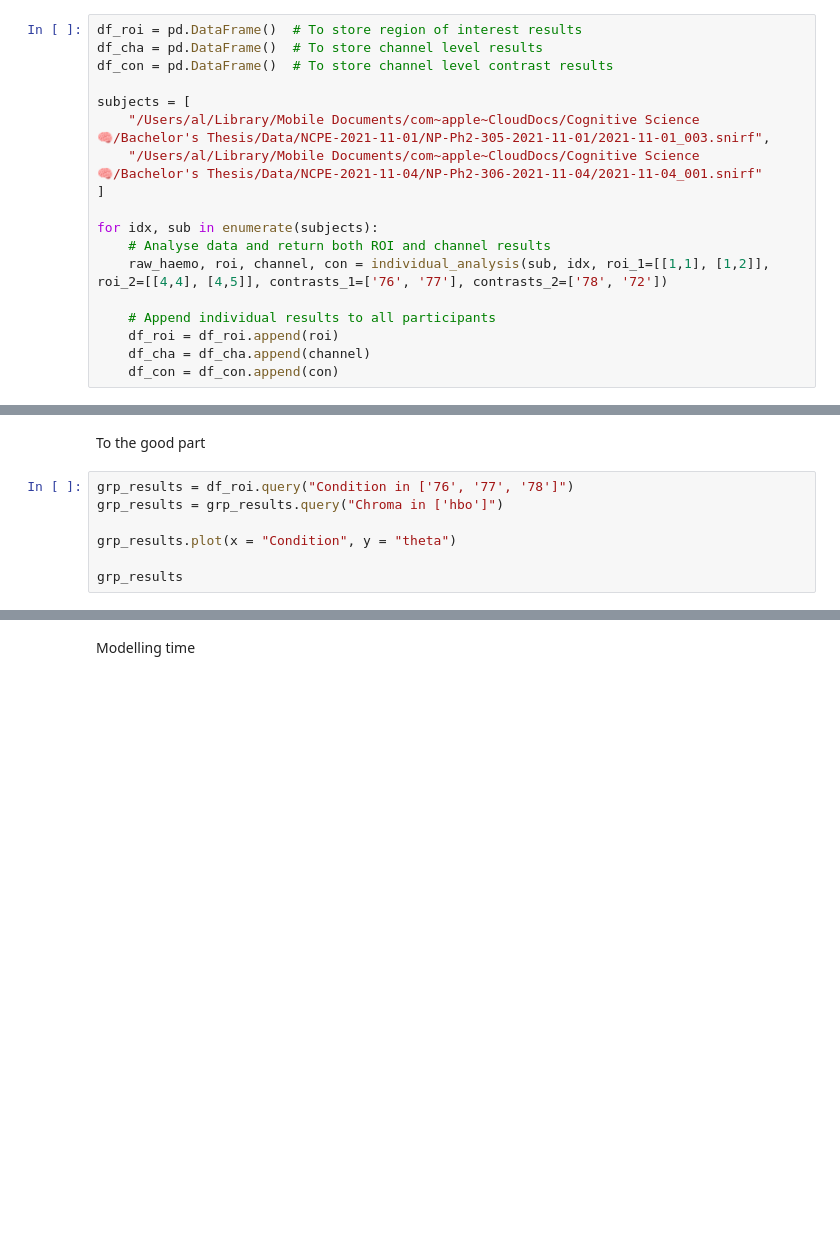
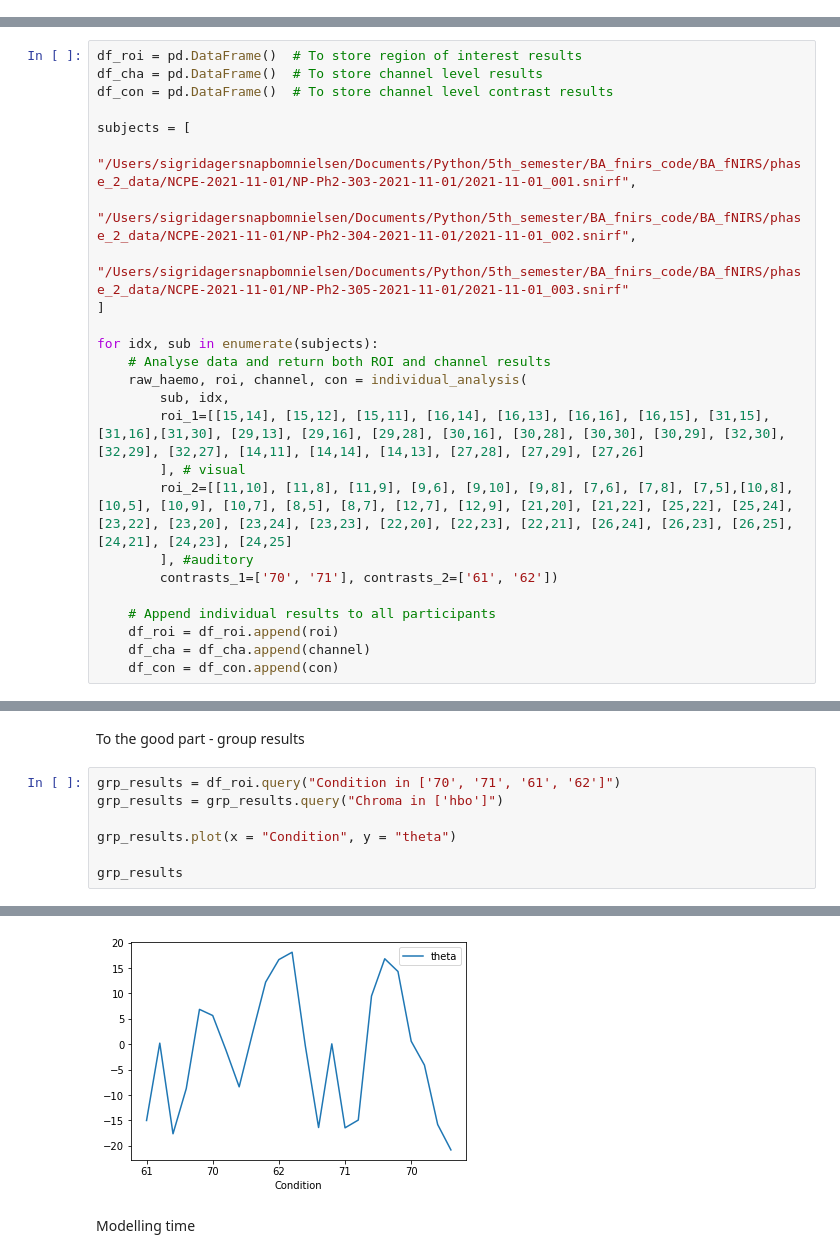
Before and after one commit to sigridbom/BA_fNIRS, a Jupyter notebook: preprocessing.ipynb, the cells around one changed output, grey strips where cells are left out. Drawn from its saved outputs; the diff is of its cells as text; blank space fills up the shorter version.

```diff
--- a/preprocessing.ipynb
+++ b/preprocessing.ipynb
@@ -188,18 +188,0 @@ Next, we put in our information. That is, which files to preprocess, the regions
-# %%
-df_roi = pd.DataFrame()  # To store region of interest results
-df_cha = pd.DataFrame()  # To store channel level results
-df_con = pd.DataFrame()  # To store channel level contrast results
-
-subjects = [
-    "/Users/al/Library/Mobile Documents/com~apple~CloudDocs/Cognitive Science 🧠/Bachelor's Thesis/Data/NCPE-2021-11-01/NP-Ph2-305-2021-11-01/2021-11-01_003.snirf",
-    "/Users/al/Library/Mobile Documents/com~apple~CloudDocs/Cognitive Science 🧠/Bachelor's Thesis/Data/NCPE-2021-11-04/NP-Ph2-306-2021-11-04/2021-11-04_001.snirf"
-]
-
-for idx, sub in enumerate(subjects):
-    # Analyse data and return both ROI and channel results
-    raw_haemo, roi, channel, con = individual_analysis(sub, idx, roi_1=[[1,1], [1,2]], roi_2=[[4,4], [4,5]], contrasts_1=['76', '77'], contrasts_2=['78', '72'])
-
-    # Append individual results to all participants
-    df_roi = df_roi.append(roi)
-    df_cha = df_cha.append(channel)
-    df_con = df_con.append(con)
@@ -207,0 +189,25 @@ i'm on a roll
+# %%
+df_roi = pd.DataFrame()  # To store region of interest results
+df_cha = pd.DataFrame()  # To store channel level results
+df_con = pd.DataFrame()  # To store channel level contrast results
+
+subjects = [
+    "/Users/sigridagersnapbomnielsen/Documents/Python/5th_semester/BA_fnirs_code/BA_fNIRS/phase_2_data/NCPE-2021-11-01/NP-Ph2-303-2021-11-01/2021-11-01_001.snirf",
+    "/Users/sigridagersnapbomnielsen/Documents/Python/5th_semester/BA_fnirs_code/BA_fNIRS/phase_2_data/NCPE-2021-11-01/NP-Ph2-304-2021-11-01/2021-11-01_002.snirf",
+    "/Users/sigridagersnapbomnielsen/Documents/Python/5th_semester/BA_fnirs_code/BA_fNIRS/phase_2_data/NCPE-2021-11-01/NP-Ph2-305-2021-11-01/2021-11-01_003.snirf"
+]
+
+for idx, sub in enumerate(subjects):
+    # Analyse data and return both ROI and channel results
+    raw_haemo, roi, channel, con = individual_analysis(
+        sub, idx,
+        roi_1=[[15,14], [15,12], [15,11], [16,14], [16,13], [16,16], [16,15], [31,15], [31,16],[31,30], [29,13], [29,16], [29,28], [30,16], [30,28], [30,30], [30,29], [32,30], [32,29], [32,27], [14,11], [14,14], [14,13], [27,28], [27,29], [27,26]
+        ], # visual
+        roi_2=[[11,10], [11,8], [11,9], [9,6], [9,10], [9,8], [7,6], [7,8], [7,5],[10,8], [10,5], [10,9], [10,7], [8,5], [8,7], [12,7], [12,9], [21,20], [21,22], [25,22], [25,24], [23,22], [23,20], [23,24], [23,23], [22,20], [22,23], [22,21], [26,24], [26,23], [26,25], [24,21], [24,23], [24,25]
+        ], #auditory
+        contrasts_1=['70', '71'], contrasts_2=['61', '62'])
+
+    # Append individual results to all participants
+    df_roi = df_roi.append(roi)
+    df_cha = df_cha.append(channel)
+    df_con = df_con.append(con)
@@ -208,9 +236,10 @@ i'm on a roll
 # %% [markdown]
-To the good part
+To the good part - group results
 # %%
-grp_results = df_roi.query("Condition in ['76', '77', '78']")
+grp_results = df_roi.query("Condition in ['70', '71', '61', '62']")
 grp_results = grp_results.query("Chroma in ['hbo']")
 
 grp_results.plot(x = "Condition", y = "theta")
 
 grp_results
+# %% [output]
@@ -217,3 +263,4 @@ grp_results
+[figure, added]
 # %% [markdown]
 Modelling time
 # %%
```
Also changed, not shown: parts of 13 cells of this notebook.
